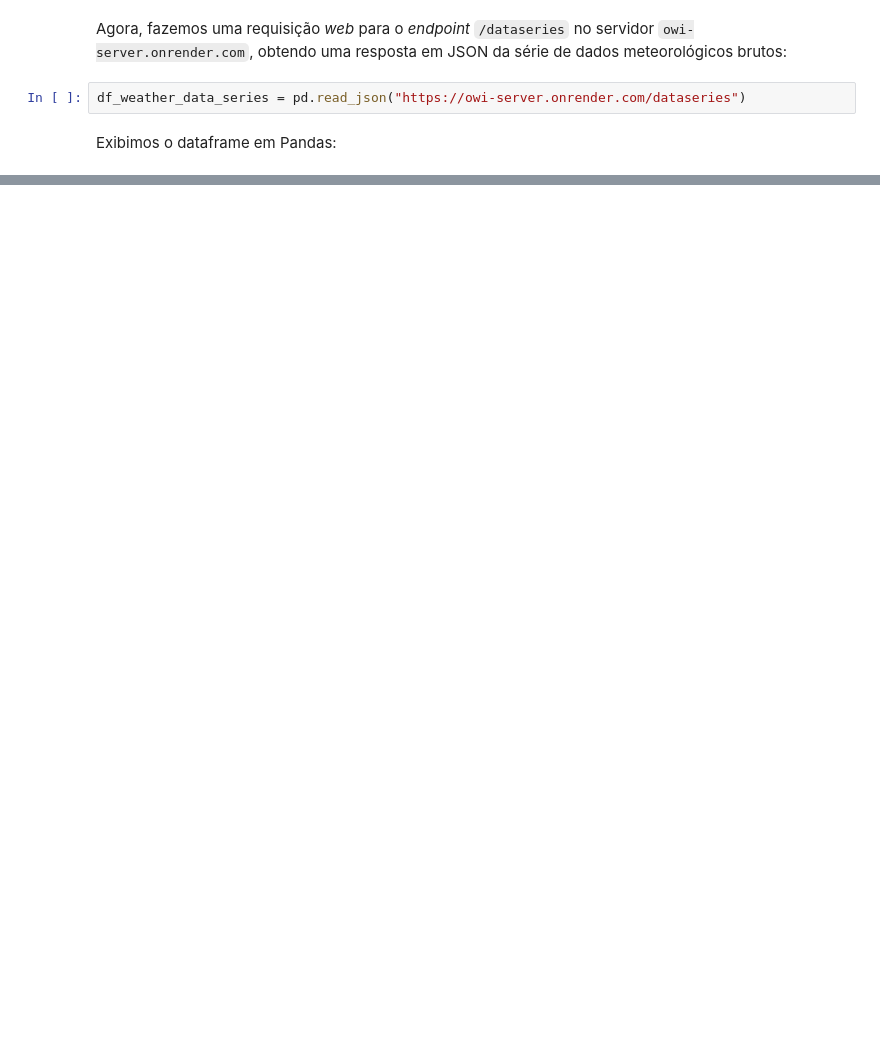
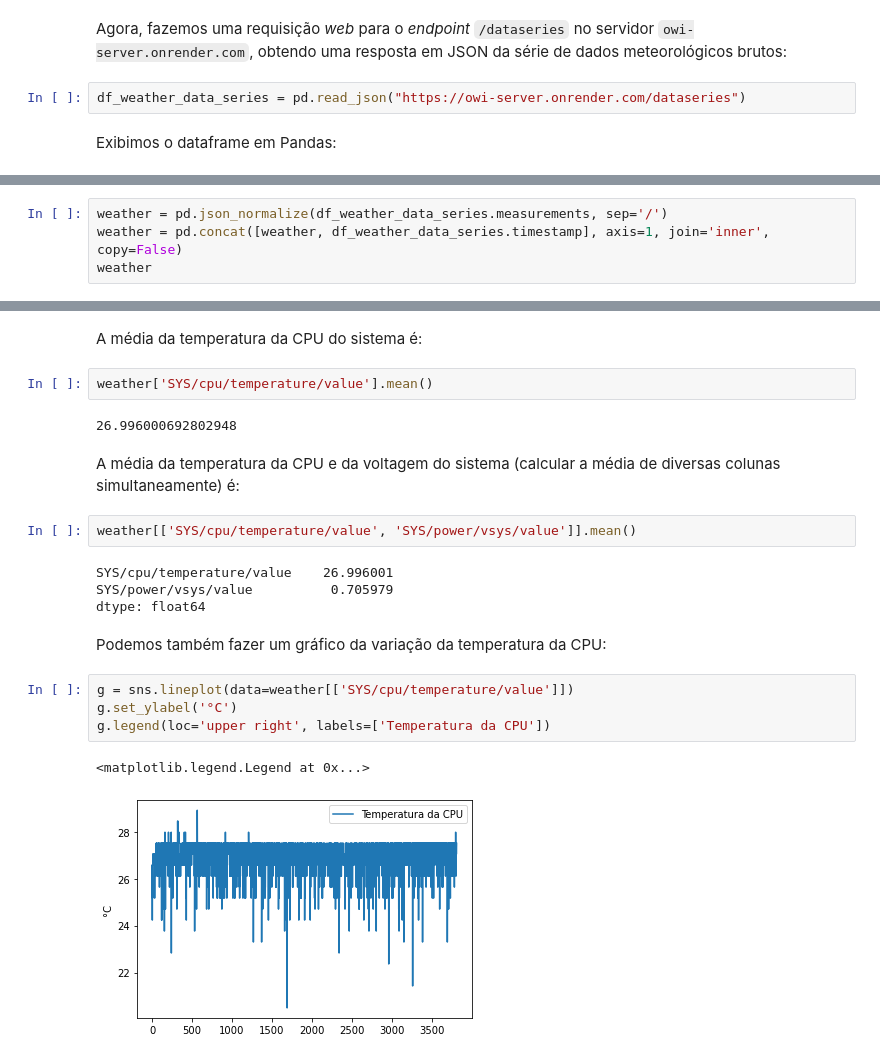
Before and after one commit to open-weather-iot/owi-client-examples, a Jupyter notebook: examples/python-experiments.ipynb, the cells around one changed output, grey strips where cells are left out. Cells and saved outputs as stored; diff of their text form; blank space fills up the shorter version.

```diff
--- a/examples/python-experiments.ipynb
+++ b/examples/python-experiments.ipynb
@@ -74,0 +44,4 @@ df_weather_data_series_csv
+# %%
+weather = pd.json_normalize(df_weather_data_series.measurements, sep='/')
+weather = pd.concat([weather, df_weather_data_series.timestamp], axis=1, join='inner', copy=False)
+weather
@@ -74,0 +80,23 @@ df_weather_data_series_csv
+# %% [markdown]
+A média da temperatura da CPU do sistema é:
+# %%
+weather['SYS/cpu/temperature/value'].mean()
+# %% [output]
+26.996000692802948
+# %% [markdown]
+A média da temperatura da CPU e da voltagem do sistema (calcular a média de diversas colunas simultaneamente) é:
+# %%
+weather[['SYS/cpu/temperature/value', 'SYS/power/vsys/value']].mean()
+# %% [output]
+SYS/cpu/temperature/value    26.996001
+SYS/power/vsys/value          0.705979
+dtype: float64
+# %% [markdown]
+Podemos também fazer um gráfico da variação da temperatura da CPU:
+# %%
+g = sns.lineplot(data=weather[['SYS/cpu/temperature/value']])
+g.set_ylabel('°C')
+g.legend(loc='upper right', labels=['Temperatura da CPU'])
+# %% [output]
+<matplotlib.legend.Legend at 0x...>
+[figure, added]
```
Also changed, not shown: parts of 15 cells of this notebook, 2 other files.
